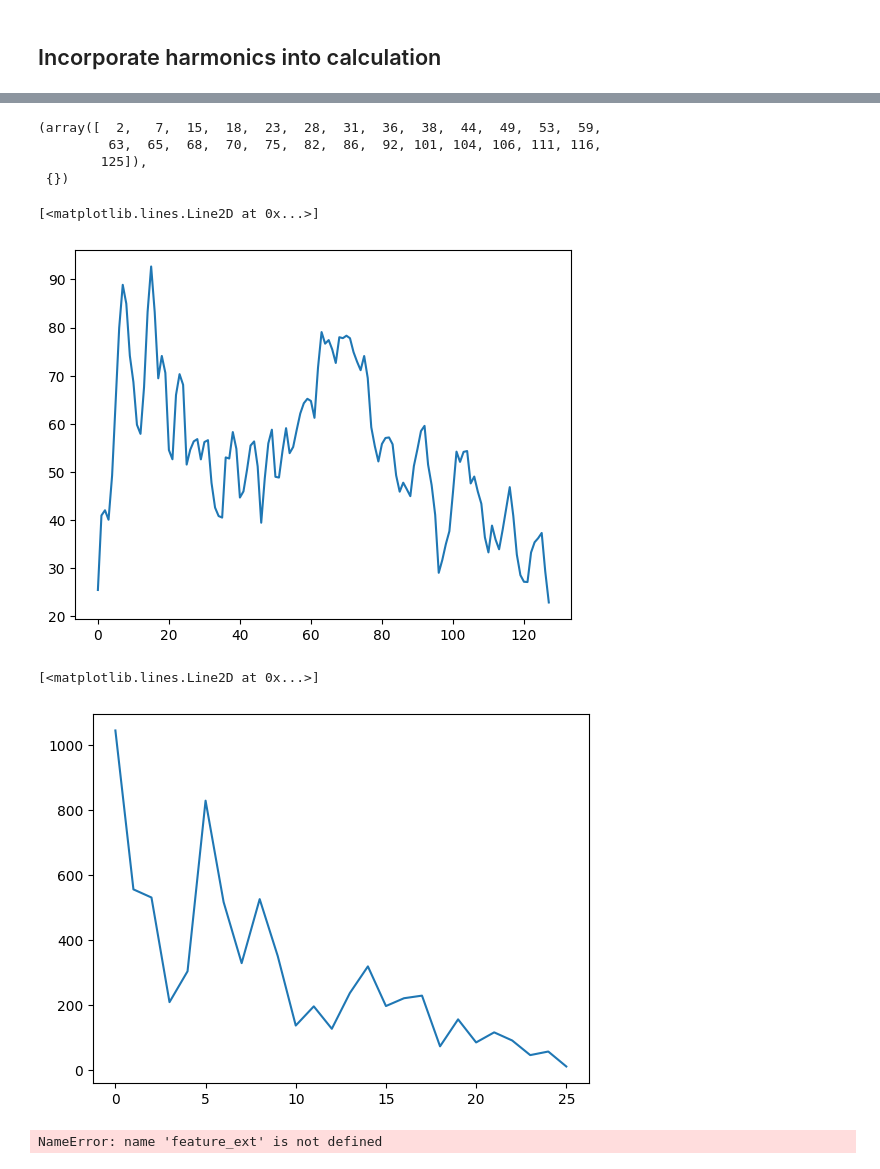
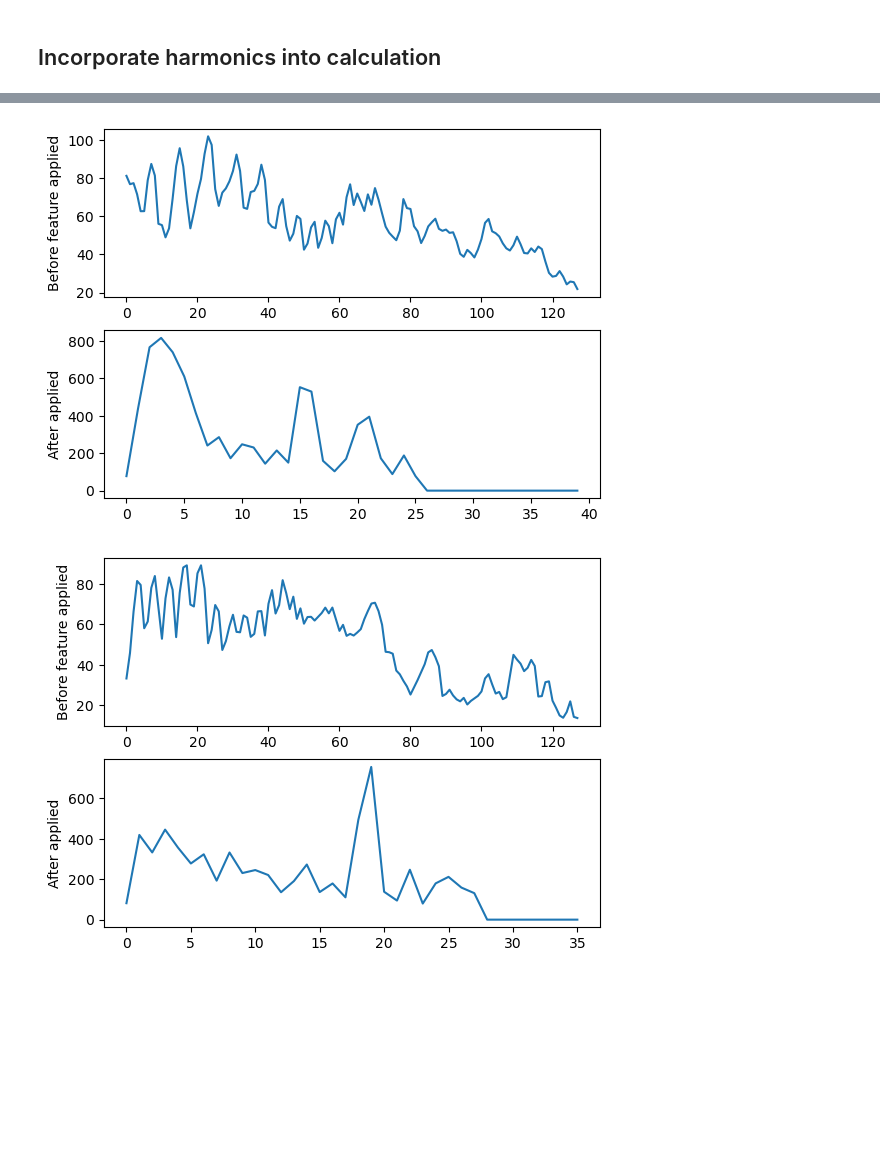
Before and after one commit to armann01/speech-emotion-project, a Jupyter notebook: notebooks/data_explor.ipynb, the cells around one changed output, grey strips where cells are left out. Drawn from its saved outputs; the diff is of its cells as text; code cells hidden in the pictures; blank space fills up the shorter version.

```diff
--- a/notebooks/data_explor.ipynb
+++ b/notebooks/data_explor.ipynb
@@ -343,0 +335,30 @@ def find_peak_distances(data):
+# %%
+import numpy as np
+import random
+from scipy.signal import find_peaks
+
+# reconstruct the column to find the peak
+def peak_array(data):
+    transposed_data = np.transpose(data)
+    max_peak = max([len(find_peaks(x)[0]) for x in transposed_data])
+    peaks = []
+    distances = []
+    for lst in transposed_data:
+        peak_index = find_peaks(lst)[0]
+        trailing_p, trailing_d = (max_peak - len(peak_index), max_peak - len(peak_index[:-1])-1)
+        distance = np.hstack((1, np.diff(peak_index), np.zeros(trailing_d,dtype='int64')))
+        peaks.append(np.append(np.take(lst,peak_index), np.zeros(trailing_p, dtype='int64')))
+        distances.append(distance)
+    return (peaks, distances, np.array(distances)*np.array(peaks))
+
+def peak_mean(data):
+    transposed_data = np.transpose(data)
+    max_peak = max([len(find_peaks(x)[0]) for x in transposed_data])
+    peaks = []
+    distances = []
+    for lst in transposed_data:
+        peak_index = find_peaks(lst)[0] if len(find_peaks(lst)[0]) != 0 else np.zeros(1, dtype='int64')
+        distance = np.diff(peak_index).mean() if len(np.diff(peak_index)) != 0 else 0
+        peaks.append(np.take(lst,peak_index).mean())
+        distances.append(distance)
+    return np.array(peaks), np.array(distances)
@@ -402,0 +386,2 @@ for column in transposed:
+# %%
+peaks_angry = peak_array(angry_files[0])
@@ -403 +390,4 @@ for column in transposed:
+# %%
+transposed_angry = np.transpose(dict_emotion_arrs['angry'][0])
+transposed_happy = np.transpose(dict_emotion_arrs['happy'][0])
 # %%
@@ -451,24 +416,21 @@ peaks, _ = find_peaks(transposed[334//2])
-# %%
-peaks,  _
-# %% [output]
-(array([  2,   7,  15,  18,  23,  28,  31,  36,  38,  44,  49,  53,  59,
-         63,  65,  68,  70,  75,  82,  86,  92, 101, 104, 106, 111, 116,
-        125]),
- {})
 # %%
-plt.plot(transposed[334//2])
+fig, (ax1, ax2) = plt.subplots(2,1)
+ax1.plot(transposed_angry[334//2])
+ax1.set_ylabel('Before feature applied')
+ax2.plot(peaks_angry[2][334//2][::])
+ax2.set_ylabel('After applied')
+plt.show()
 # %% [output]
-[<matplotlib.lines.Line2D at 0x...>]
-[figure, old version]
+[figure, new version]
 # %%
-plt.plot(feature_ext_a)
+fig, (ax1, ax2) = plt.subplots(2,1)
+ax1.plot(transposed_happy[334//2])
+ax1.set_ylabel('Before feature applied')
+ax2.plot(peaks_happy[2][334//2][::])
+ax2.set_ylabel('After applied')
+plt.show()
 # %% [output]
-[<matplotlib.lines.Line2D at 0x...>]
-[figure, old version]
+[figure, new version]
-# %%
-plt.plot(feature_ext)
-# %% [output]
-NameError: name 'feature_ext' is not defined
 # %%
 angry_specto = dict_emotion_arrs['angry'][0]
 librosa.display.specshow(angry_specto, sr=44100, x_axis='time', y_axis='mel')
```
Also changed, not shown: parts of 32 cells of this notebook.
